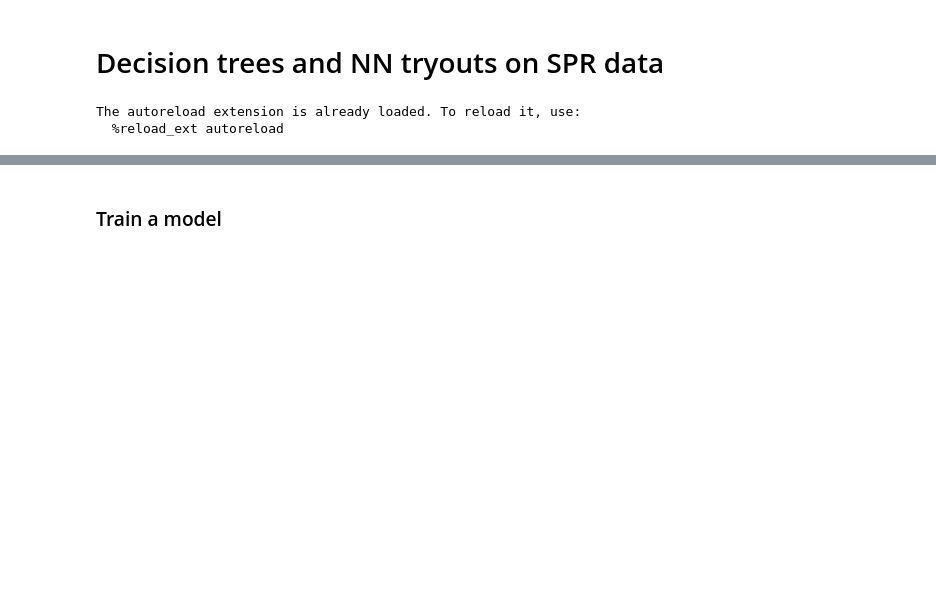
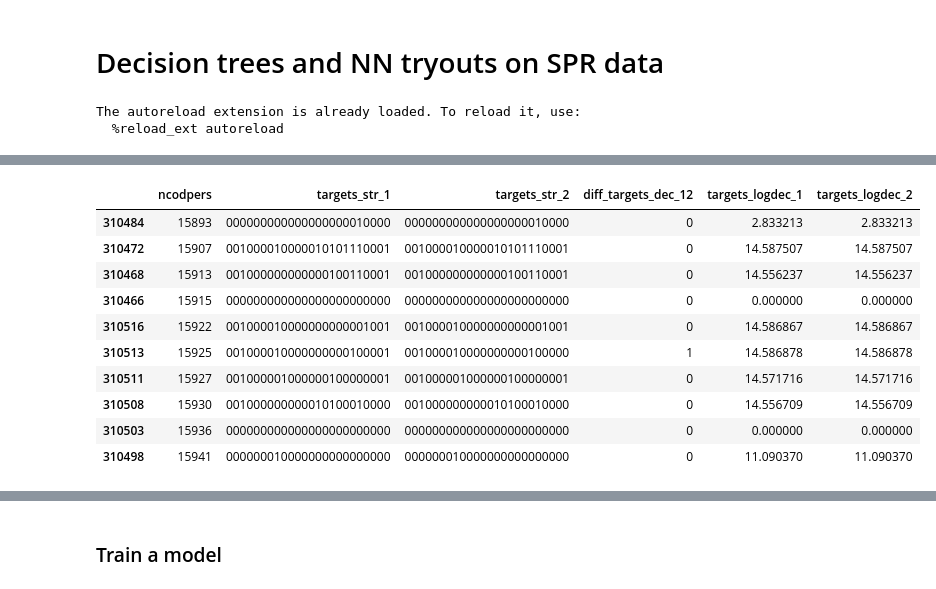
Before and after one commit to vfdev-5/SPR, a Jupyter notebook: trees/trees_and_NN_predictions_CV_2.ipynb, the cells around one changed output, grey strips where cells are left out. Saved outputs shown, nothing was run; the diff lists cells and outputs as text; code cells hidden in the pictures; blank space fills up the shorter version.

```diff
--- a/trees/trees_and_NN_predictions_CV_2.ipynb
+++ b/trees/trees_and_NN_predictions_CV_2.ipynb
@@ -646,0 +109,14 @@ train_months = train_df['fecha_dato'].unique()
+# %%
+X[['ncodpers', 'targets_str_1', 'targets_str_2', 'diff_targets_dec_12', 'targets_logdec_1', 'targets_logdec_2']].head(10)
+# %% [output]
+|  | ncodpers | targets_str_1 | targets_str_2 | diff_targets_dec_12 | targets_logdec_1 | targets_logdec_2 |
+| 310484 | 15893 | 000000000000000000010000 | 000000000000000000010000 | 0 | 2.833213 | 2.833213 |
+| 310472 | 15907 | 001000010000010101110001 | 001000010000010101110001 | 0 | 14.587507 | 14.587507 |
+| 310468 | 15913 | 001000000000000100110001 | 001000000000000100110001 | 0 | 14.556237 | 14.556237 |
+| 310466 | 15915 | 000000000000000000000000 | 000000000000000000000000 | 0 | 0.000000 | 0.000000 |
+| 310516 | 15922 | 001000010000000000001001 | 001000010000000000001001 | 0 | 14.586867 | 14.586867 |
+| 310513 | 15925 | 001000010000000000100001 | 001000010000000000100000 | 1 | 14.586878 | 14.586878 |
+| 310511 | 15927 | 001000001000000100000001 | 001000001000000100000001 | 0 | 14.571716 | 14.571716 |
+| 310508 | 15930 | 001000000000010100010000 | 001000000000010100010000 | 0 | 14.556709 | 14.556709 |
+| 310503 | 15936 | 000000000000000000000000 | 000000000000000000000000 | 0 | 0.000000 | 0.000000 |
+| 310498 | 15941 | 000000010000000000000000 | 000000010000000000000000 | 0 | 11.090370 | 11.090370 |
```
Also changed, not shown: parts of 105 cells of this notebook, 1 other file.
